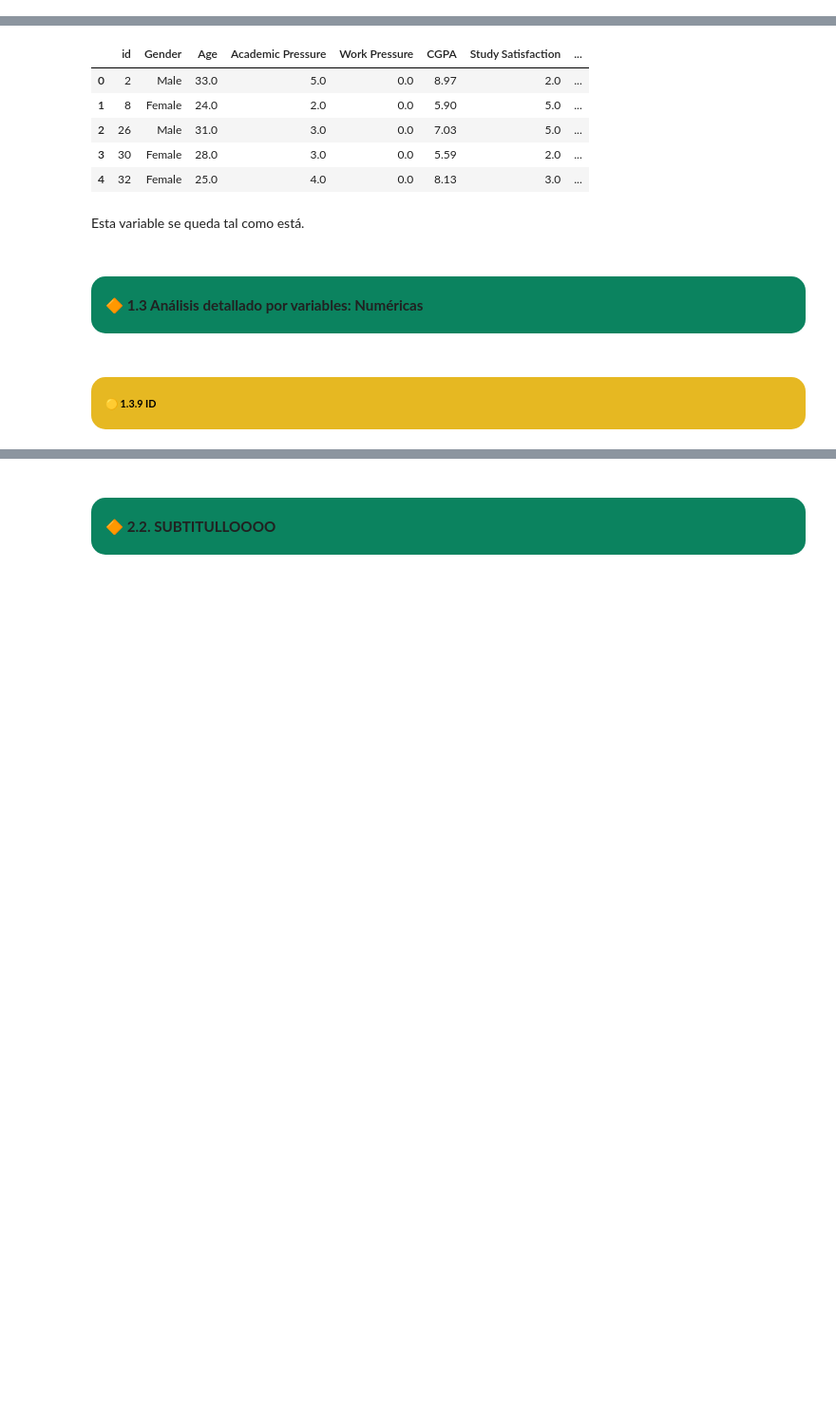
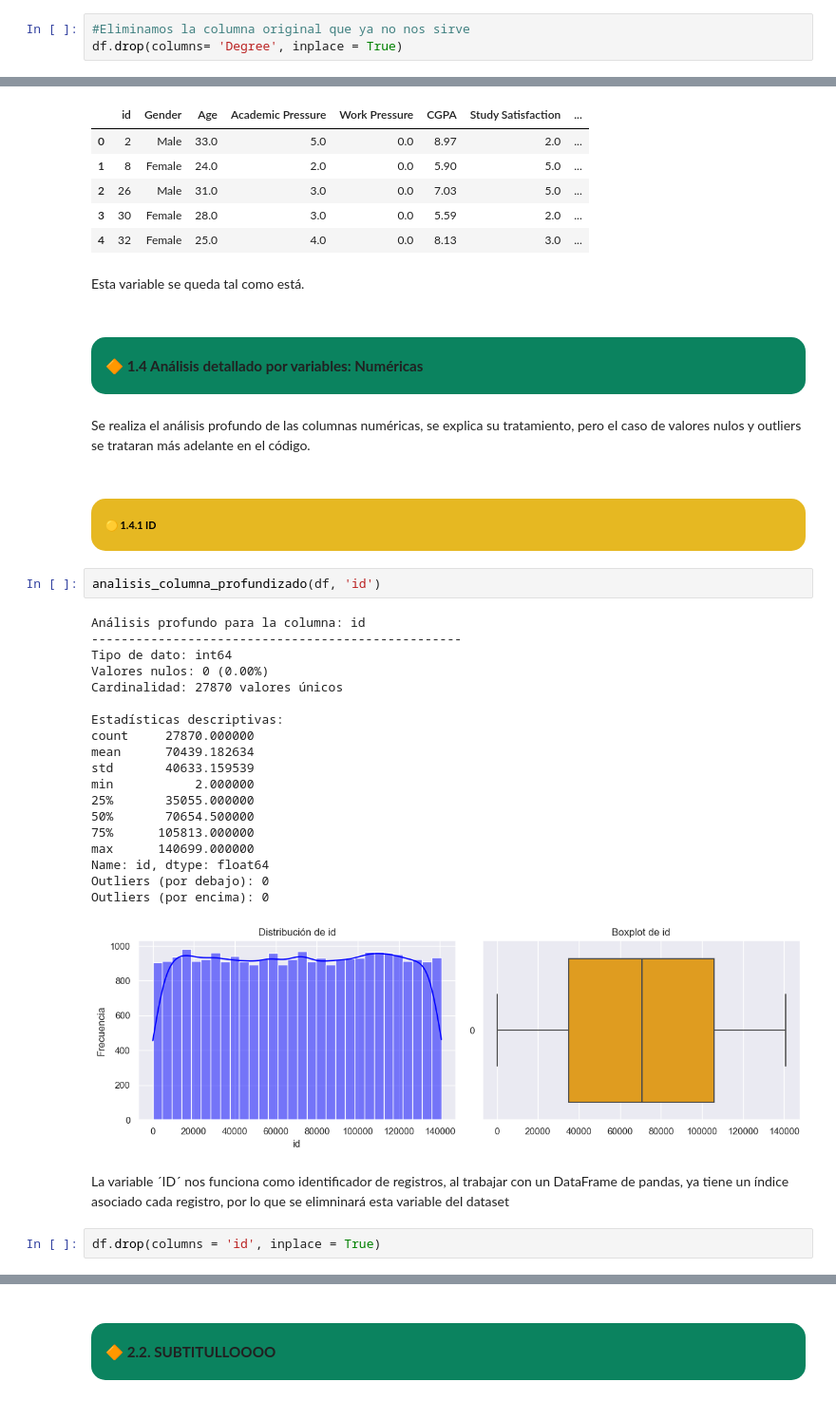
Before and after one commit to AlvaroG7/IIA, a Jupyter notebook: IIA_Proyect_V0.ipynb, the cells around one changed output, grey strips where cells are left out. Shown at 95% size. Cells and saved outputs as stored; diff of their text form; blank space fills up the shorter version.

```diff
--- a/IIA_Proyect_V0.ipynb
+++ b/IIA_Proyect_V0.ipynb
@@ -484,3 +506,6 @@ Name: proportion, dtype: float64
+# %%
+#Eliminamos la columna original que ya no nos sirve
+df.drop(columns= 'Degree', inplace = True)
 # %% [markdown]
 ### <div style="border-radius:15px; padding:15px; margin:0; font-size:60%; font-family:Arial, sans-serif; background-color:rgb(230, 184, 34); color:black; overflow:hidden; box-shadow:0 4px 8px rgba(0, 0, 0, 0.3);"><b> 🟡 1.3.7 Suicidal thoughts </b></div>
 # %%
@@ -536,6 +561,34 @@ df.head()
 # %% [markdown]
 Esta variable se queda tal como está.
 # %% [markdown]
-## <div style="border-radius:15px; padding:15px; margin:0; font-size:70%; font-family:Arial, sans-serif; background-color:#0b835f; overflow:hidden; box-shadow:0 4px 8px rgba(0, 0, 0, 0.3);"><b> 🔶 1.3 Análisis detallado por variables: Numéricas</b></div>
+## <div style="border-radius:15px; padding:15px; margin:0; font-size:70%; font-family:Arial, sans-serif; background-color:#0b835f; overflow:hidden; box-shadow:0 4px 8px rgba(0, 0, 0, 0.3);"><b> 🔶 1.4 Análisis detallado por variables: Numéricas</b></div>
+# %% [markdown]
+Se realiza el análisis profundo de las columnas numéricas, se explica su tratamiento, pero el caso de valores nulos y outliers se trataran más adelante en el código.
 # %% [markdown]
-### <div style="border-radius:15px; padding:15px; margin:0; font-size:60%; font-family:Arial, sans-serif; background-color:rgb(230, 184, 34); color:black; overflow:hidden; box-shadow:0 4px 8px rgba(0, 0, 0, 0.3);"><b> 🟡 1.3.9 ID </b></div>
+### <div style="border-radius:15px; padding:15px; margin:0; font-size:60%; font-family:Arial, sans-serif; background-color:rgb(230, 184, 34); color:black; overflow:hidden; box-shadow:0 4px 8px rgba(0, 0, 0, 0.3);"><b> 🟡 1.4.1 ID </b></div>
+# %%
+analisis_columna_profundizado(df, 'id')
+# %% [output]
+Análisis profundo para la columna: id
+--------------------------------------------------
+Tipo de dato: int64
+Valores nulos: 0 (0.00%)
+Cardinalidad: 27870 valores únicos
+
+Estadísticas descriptivas:
+count     27870.000000
+mean      70439.182634
+std       40633.159539
+min           2.000000
+25%       35055.000000
+50%       70654.500000
+75%      105813.000000
+max      140699.000000
+Name: id, dtype: float64
+Outliers (por debajo): 0
+Outliers (por encima): 0
+[figure, added]
+# %% [markdown]
+La variable ´ID´ nos funciona como identificador de registros, al trabajar con un DataFrame de pandas, ya tiene un índice asociado cada registro, por lo que se elimninará esta variable del dataset
+# %%
+df.drop(columns = 'id', inplace = True)
```
Also changed, not shown: parts of 61 cells of this notebook.
